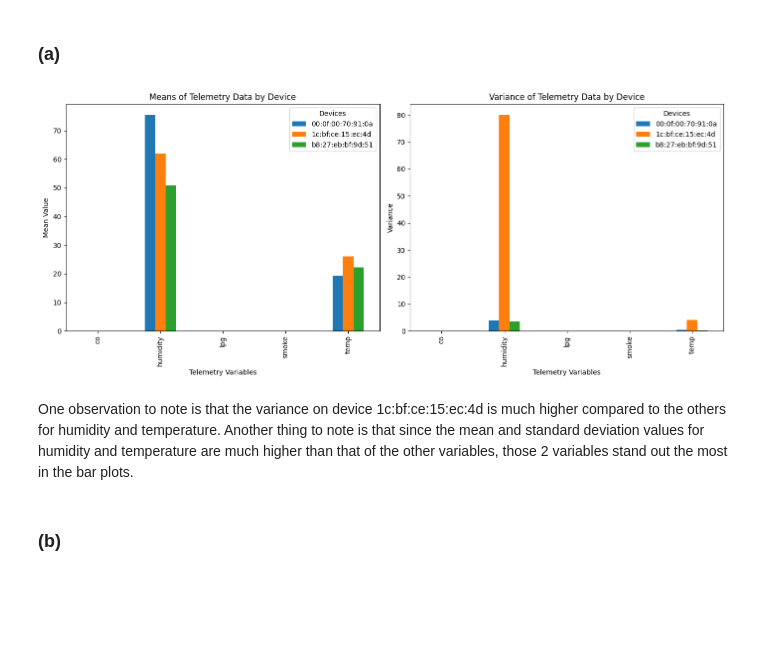
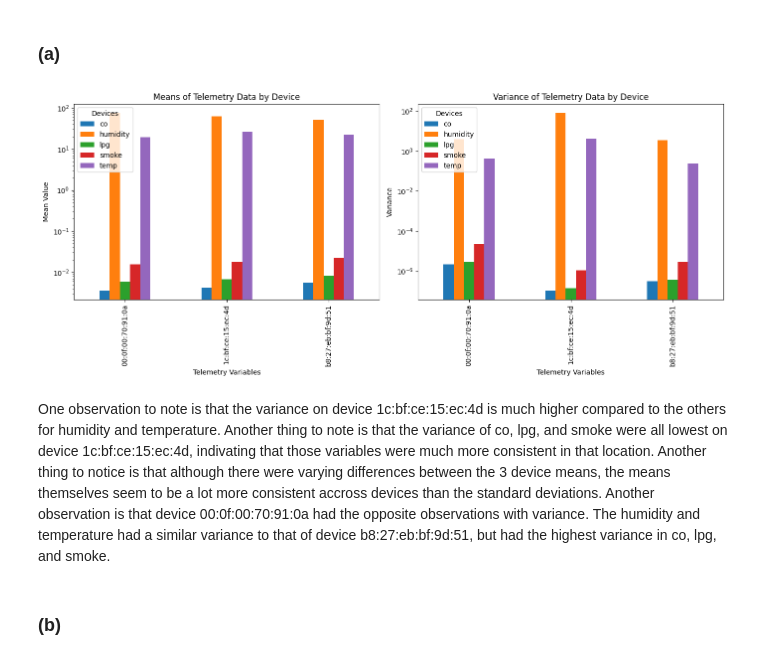
Before and after one commit to ALIENHZ1/ECE_ML, a Jupyter notebook: Exercise_2/Exercise#2_SubmissionTemplate.ipynb, the cells around one changed output. Saved outputs shown, nothing was run; the diff lists cells and outputs as text; code cells hidden in the pictures; blank space fills up the shorter version.

```diff
--- a/Exercise_2/Exercise#2_SubmissionTemplate.ipynb
+++ b/Exercise_2/Exercise#2_SubmissionTemplate.ipynb
@@ -84,39 +84,42 @@ means_2 = telemetry.loc[telemetry['device'] == devices[2], telemetry_columns].me
 std_0 = telemetry.loc[telemetry['device'] == devices[0], telemetry_columns].var()
 std_1 = telemetry.loc[telemetry['device'] == devices[1], telemetry_columns].var()
 std_2 = telemetry.loc[telemetry['device'] == devices[2], telemetry_columns].var()
 
 means_df = pd.DataFrame({
     '00:0f:00:70:91:0a': means_0,
     '1c:bf:ce:15:ec:4d': means_1,
     'b8:27:eb:bf:9d:51': means_2
-})
+}).T
 
 std_df = pd.DataFrame({
     '00:0f:00:70:91:0a': std_0,
     '1c:bf:ce:15:ec:4d': std_1,
     'b8:27:eb:bf:9d:51': std_2
-})
+}).T
 
 fig, ax = plt.subplots(1, 2, figsize=(14, 6))
 
 means_df.plot(kind='bar', ax=ax[0], legend=True)
 ax[0].set_title('Means of Telemetry Data by Device')
 ax[0].set_ylabel('Mean Value')
 ax[0].set_xlabel('Telemetry Variables')
 ax[0].legend(title='Devices')
+ax[0].set_yscale('log')
 
 std_df.plot(kind='bar', ax=ax[1], legend=True)
 ax[1].set_title('Variance of Telemetry Data by Device')
 ax[1].set_ylabel('Variance')
 ax[1].set_xlabel('Telemetry Variables')
 ax[1].legend(title='Devices')
-
+ax[1].set_yscale('log')
 plt.tight_layout()
 plt.show()
+means_df = means_df.T
+std_df = std_df.T
 # %% [output]
-[figure, old version]
+[figure, new version]
-# %% [markdown]
-One observation to note is that the variance on device 1c:bf:ce:15:ec:4d is much higher compared to the others for humidity and temperature. Another thing to note is that since the mean and standard deviation values for humidity and temperature are much higher than that of the other variables, those 2 variables stand out the most in the bar plots.
+# %% [markdown]
+One observation to note is that the variance on device 1c:bf:ce:15:ec:4d is much higher compared to the others for humidity and temperature. Another thing to note is that the variance of co, lpg, and smoke were all lowest on device 1c:bf:ce:15:ec:4d, indivating that those variables were much more consistent in that location. Another thing to notice is that although there were varying differences between the 3 device means, the means themselves seem to be a lot more consistent accross devices than the standard deviations. Another observation is that device 00:0f:00:70:91:0a had the opposite observations with variance. The humidity and temperature had a similar variance to that of device b8:27:eb:bf:9d:51, but had the highest variance in co, lpg, and smoke.
 # %% [markdown]
 ### (b)
 # %%
```
Also changed, not shown: parts of 3 cells of this notebook, 1 other file.
